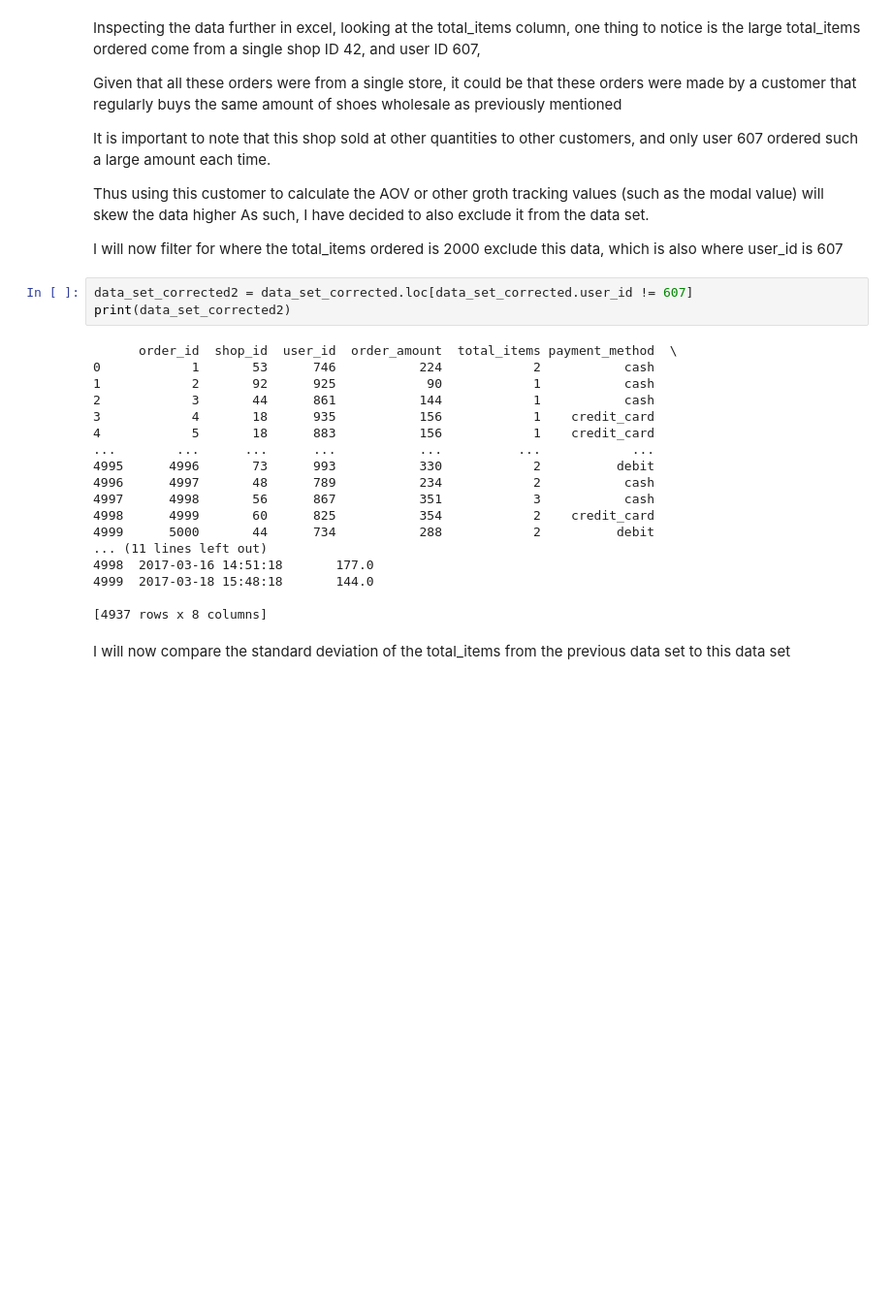
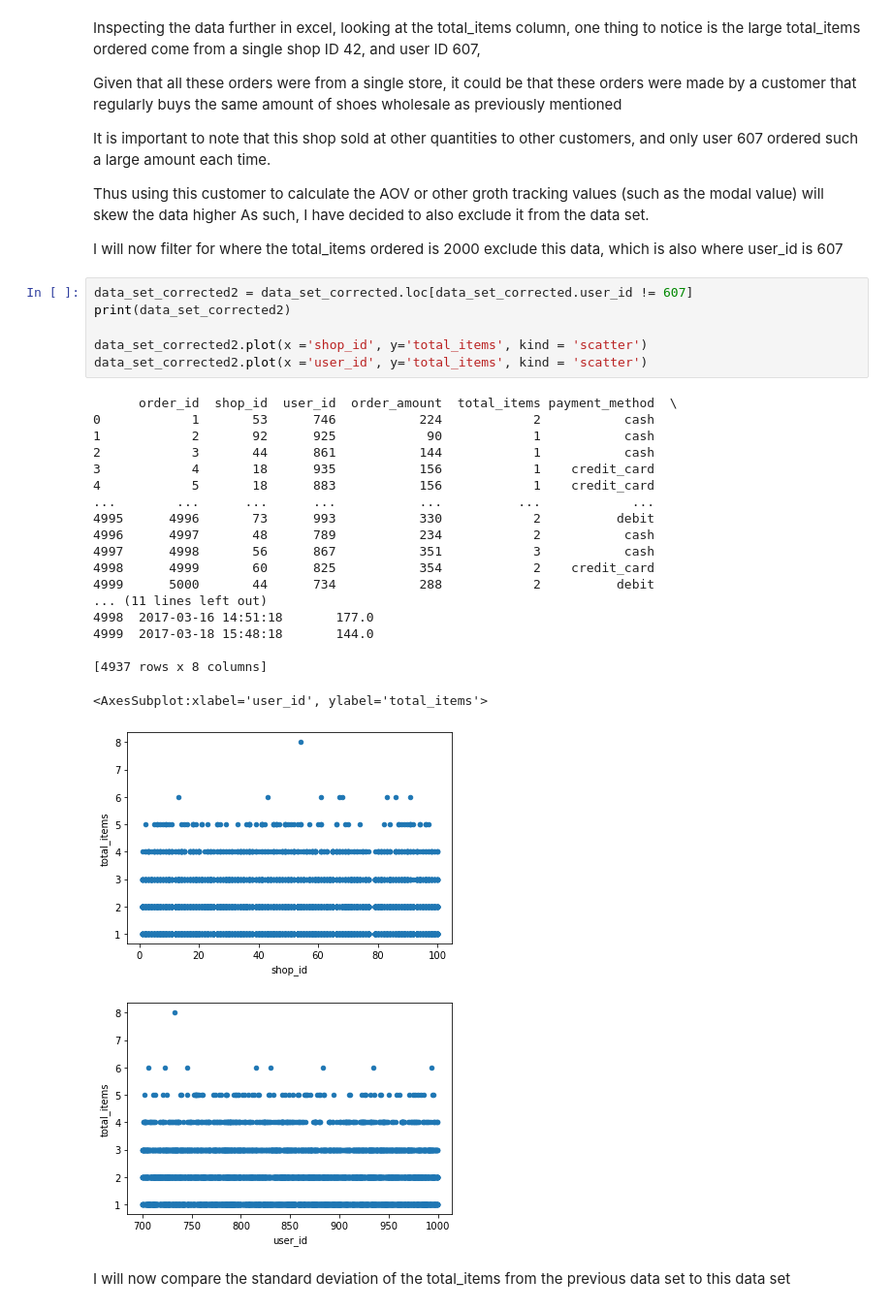
Before and after one commit to general-kit/Shopify_Data_Sci_intern_challenge, a Jupyter notebook: Data_Sci_Question_1_Analysis.ipynb, the cells around one changed output. Shown at 97% size. Cells and saved outputs as stored; diff of their text form; blank space fills up the shorter version.

```diff
--- a/Data_Sci_Question_1_Analysis.ipynb
+++ b/Data_Sci_Question_1_Analysis.ipynb
@@ -263,24 +263,30 @@ I will now filter for where the total_items ordered is 2000 exclude this data, w
 # %%
 data_set_corrected2 = data_set_corrected.loc[data_set_corrected.user_id != 607]
 print(data_set_corrected2)
+
+data_set_corrected2.plot(x ='shop_id', y='total_items', kind = 'scatter')
+data_set_corrected2.plot(x ='user_id', y='total_items', kind = 'scatter')
 # %% [output]
       order_id  shop_id  user_id  order_amount  total_items payment_method  \
 0            1       53      746           224            2           cash
 1            2       92      925            90            1           cash
 2            3       44      861           144            1           cash
 3            4       18      935           156            1    credit_card
 4            5       18      883           156            1    credit_card
 ...        ...      ...      ...           ...          ...            ...
 4995      4996       73      993           330            2          debit
 4996      4997       48      789           234            2           cash
 4997      4998       56      867           351            3           cash
 4998      4999       60      825           354            2    credit_card
 4999      5000       44      734           288            2          debit
 ... (11 lines left out)
 4998  2017-03-16 14:51:18       177.0
 4999  2017-03-18 15:48:18       144.0
 
 [4937 rows x 8 columns]
+<AxesSubplot:xlabel='user_id', ylabel='total_items'>
+[figure, added]
+[figure, added]
 # %% [markdown]
 I will now compare the standard deviation of the total_items from the previous data set to this data set
 # %%
```
Also changed, not shown: parts of 1 cell of this notebook, 2 other files.
